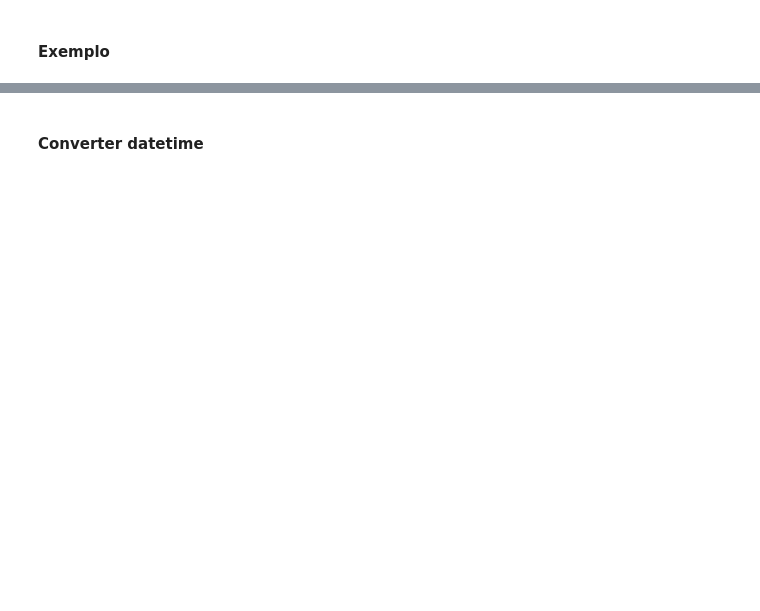
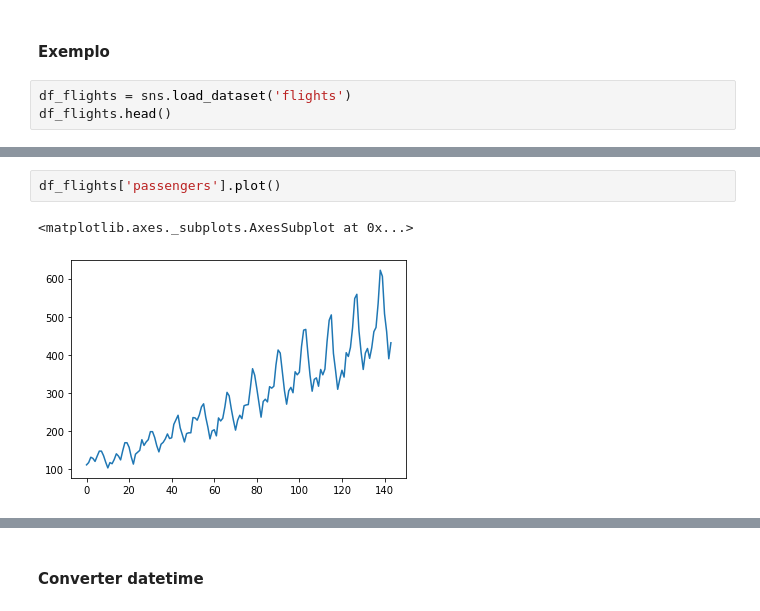
Before and after one commit to ossamum/aulas-mesttra, a Jupyter notebook: 04_feature_engineering/Aula_01-Engenharia_de_atributos-Codigos.ipynb, the cells around one changed output, grey strips where cells are left out. Saved outputs shown, nothing was run; the diff lists cells and outputs as text; blank space fills up the shorter version.

```diff
--- a/04_feature_engineering/Aula_01-Engenharia_de_atributos-Codigos.ipynb
+++ b/04_feature_engineering/Aula_01-Engenharia_de_atributos-Codigos.ipynb
@@ -500,2 +570,5 @@ y_pred = pipe.predict(x_test)
 # %% [markdown]
 #### Exemplo
+# %%
+df_flights = sns.load_dataset('flights')
+df_flights.head()
@@ -501,0 +582,5 @@ y_pred = pipe.predict(x_test)
+# %%
+df_flights['passengers'].plot()
+# %% [output]
+<matplotlib.axes._subplots.AxesSubplot at 0x...>
+[figure, added]
```
Also changed, not shown: parts of 29 cells of this notebook.
